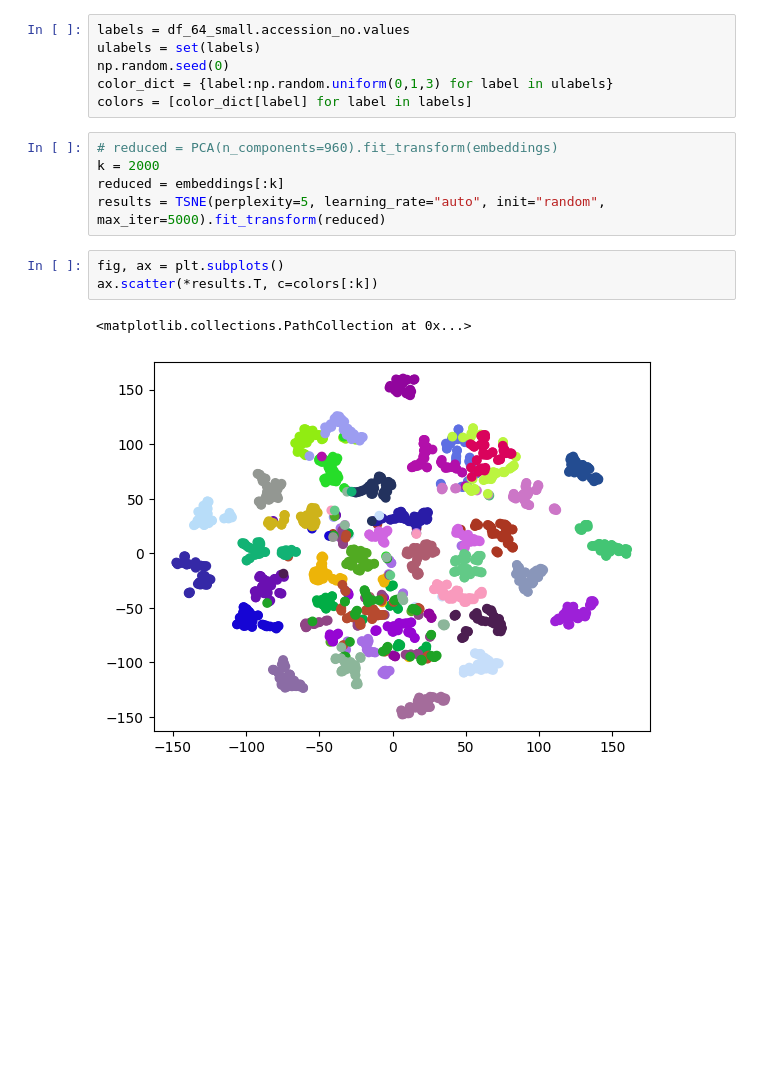
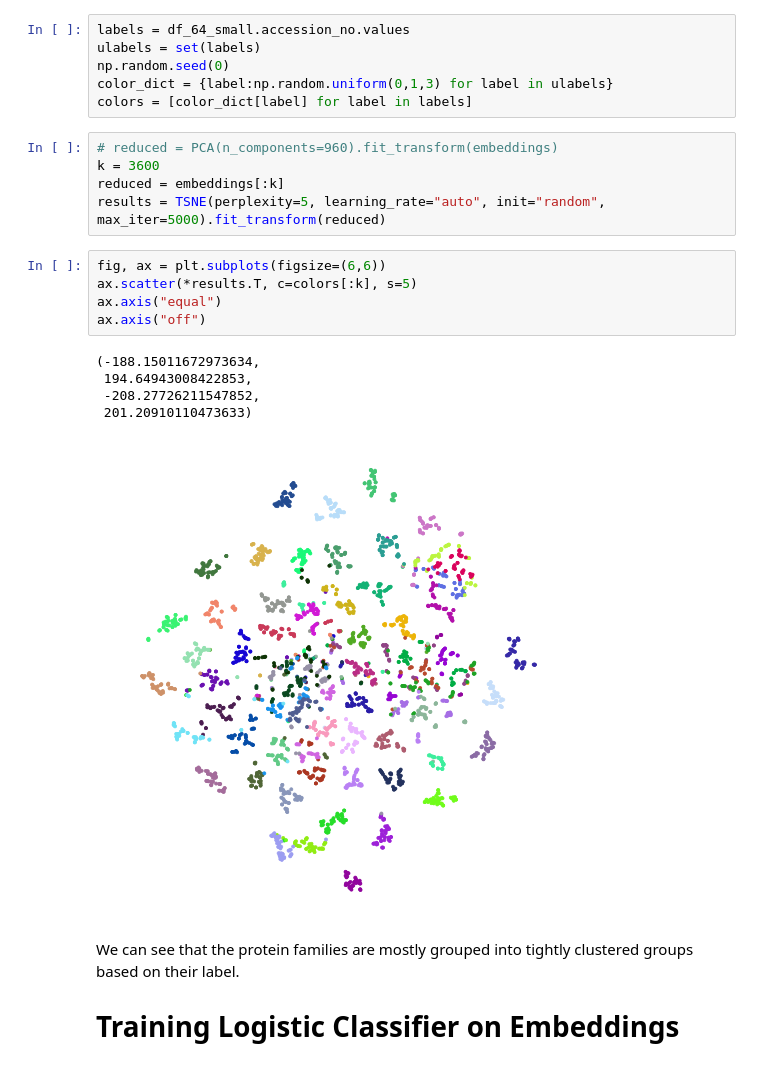
Before and after one commit to bennm37/pfamformer, a Jupyter notebook: scripts/pfam_eda.ipynb, the cells around one changed output. Drawn from its saved outputs; the diff is of its cells as text; blank space fills up the shorter version.

```diff
--- a/scripts/pfam_eda.ipynb
+++ b/scripts/pfam_eda.ipynb
@@ -173,12 +173,20 @@ color_dict = {label:np.random.uniform(0,1,3) for label in ulabels}
 colors = [color_dict[label] for label in labels]
 # %%
 # reduced = PCA(n_components=960).fit_transform(embeddings)
-k = 2000
+k = 3600
 reduced = embeddings[:k]
 results = TSNE(perplexity=5, learning_rate="auto", init="random", max_iter=5000).fit_transform(reduced)
 # %%
-fig, ax = plt.subplots()
-ax.scatter(*results.T, c=colors[:k])
+fig, ax = plt.subplots(figsize=(6,6))
+ax.scatter(*results.T, c=colors[:k], s=5)
+ax.axis("equal")
+ax.axis("off")
 # %% [output]
-<matplotlib.collections.PathCollection at 0x...>
+(-188.15011672973634,
+ 194.64943008422853,
+ -208.27726211547852,
+ 201.20910110473633)
-[figure, old version]
+[figure, new version]
+# %% [markdown]
+We can see that the protein families are mostly grouped into tightly clustered groups based on their label.
+# Training Logistic Classifier on Embeddings
```
Also changed, not shown: parts of 4 cells of this notebook, 4 other files.
